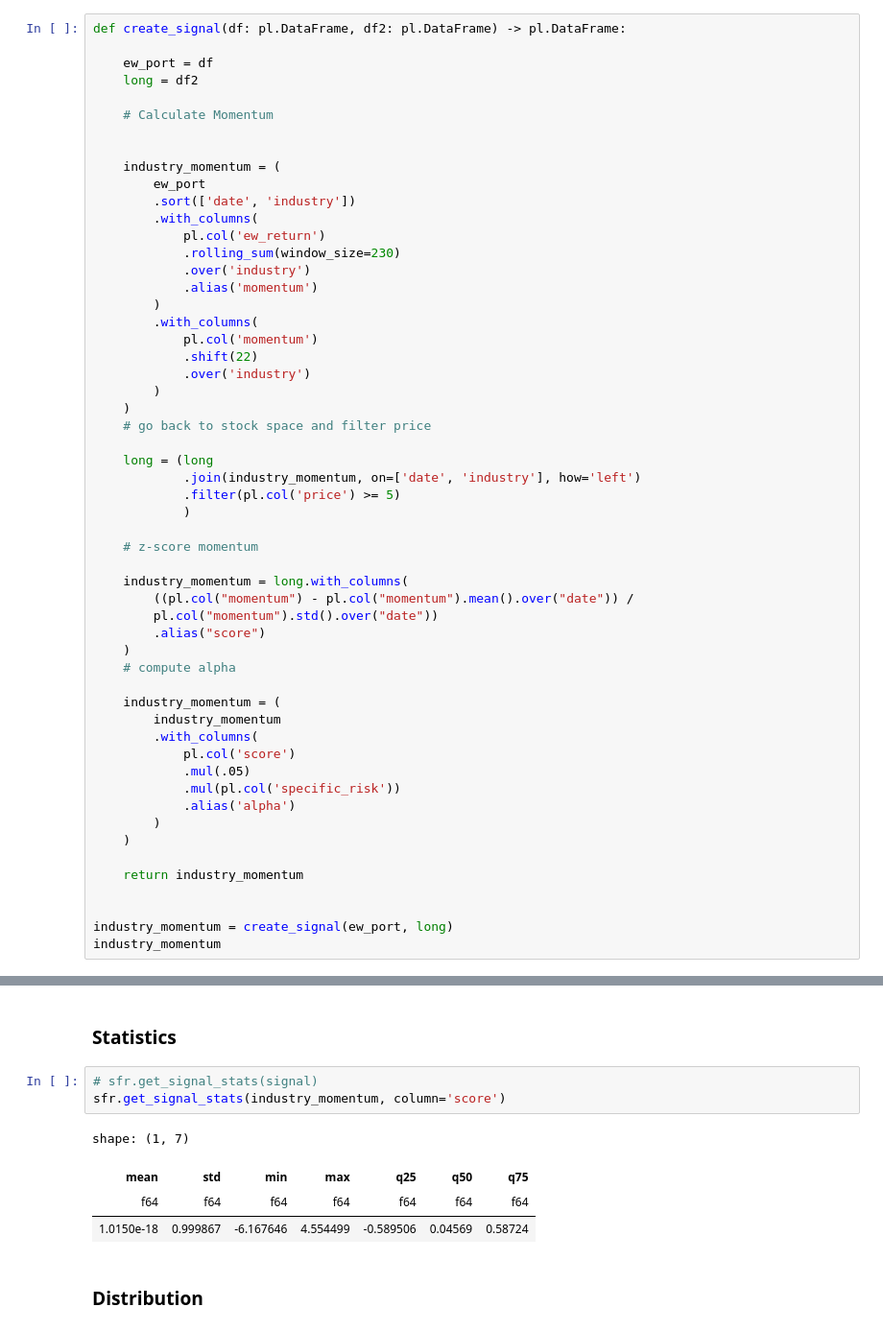
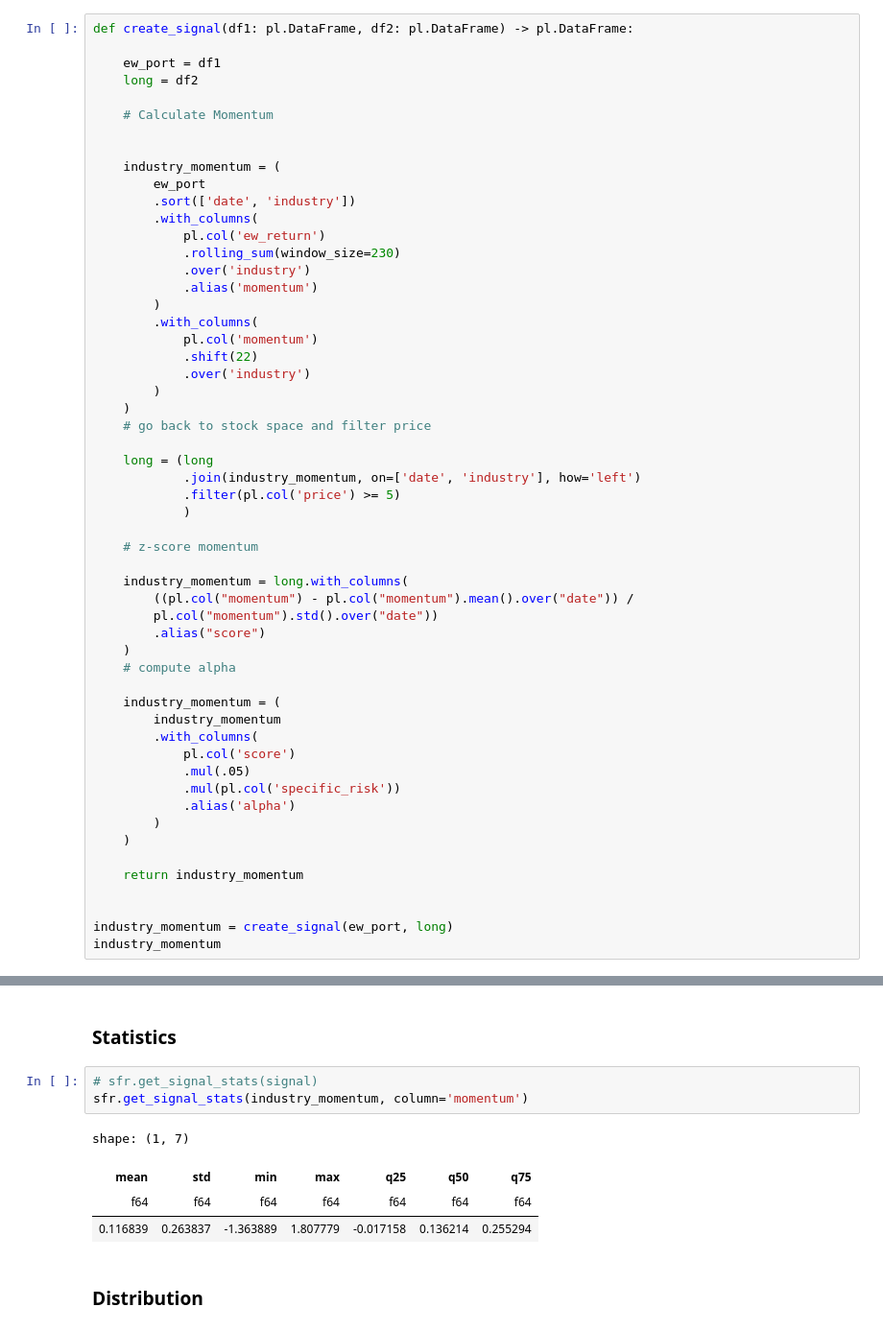
Before and after one commit to AndersNeuenschwander/sf-quant-industry-momentum, a Jupyter notebook: src/signal/signal_research.ipynb, the cells around one changed output, grey strips where cells are left out. Shown at 96% size. Saved outputs shown, nothing was run; the diff lists cells and outputs as text.

```diff
--- a/src/signal/signal_research.ipynb
+++ b/src/signal/signal_research.ipynb
@@ -559,9 +544,9 @@ shape: (11_225_192, 7)
 
 Build and test your signal logic. Modify parameters and logic here to find optimal configurations.
 # %%
-def create_signal(df: pl.DataFrame, df2: pl.DataFrame) -> pl.DataFrame:
+def create_signal(df1: pl.DataFrame, df2: pl.DataFrame) -> pl.DataFrame:
 
-    ew_port = df
+    ew_port = df1
     long = df2
 
     # Calculate Momentum
@@ -636,12 +621,12 @@ Examine signal statistics and distributions to understand its characteristics.
 ### Statistics
 # %%
 # sfr.get_signal_stats(signal)
-sfr.get_signal_stats(industry_momentum, column='score')
+sfr.get_signal_stats(industry_momentum, column='momentum')
 # %% [output]
 shape: (1, 7)
 | mean | std | min | max | q25 | q50 | q75 |
 | f64 | f64 | f64 | f64 | f64 | f64 | f64 |
-| 1.0150e-18 | 0.999867 | -6.167646 | 4.554499 | -0.589506 | 0.04569 | 0.58724 |
+| 0.116839 | 0.263837 | -1.363889 | 1.807779 | -0.017158 | 0.136214 | 0.255294 |
 # %% [markdown]
 ### Distribution
 # %%
```
Also changed, not shown: parts of 2 cells of this notebook, 1 other file.
